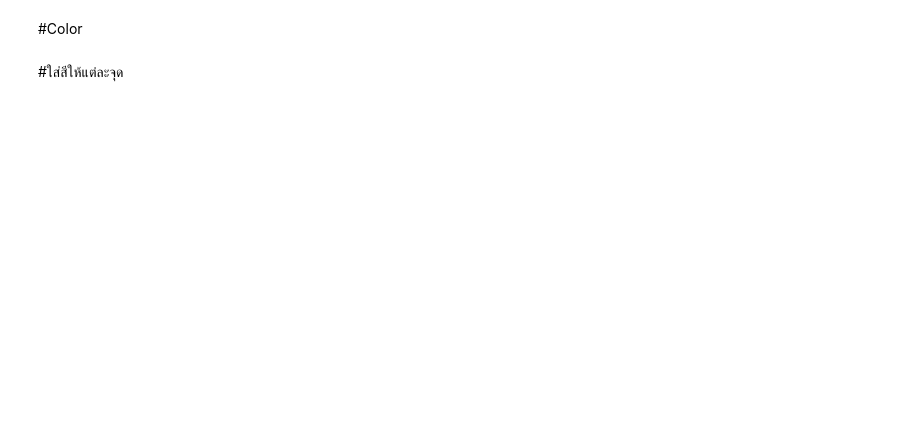
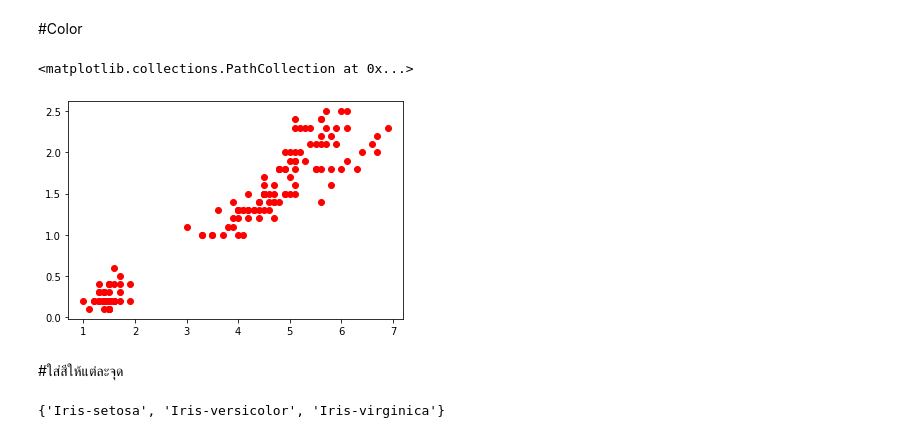
Before and after one commit to waraporn19/KKU_data_mining, a Jupyter notebook: Visualize_Data_Distribution.ipynb, the cells around one changed output. Saved outputs shown, nothing was run; the diff lists cells and outputs as text; code cells hidden in the pictures; blank space fills up the shorter version.

```diff
--- a/Visualize_Data_Distribution.ipynb
+++ b/Visualize_Data_Distribution.ipynb
@@ -8,6 +23,14 @@ from matplotlib import pyplot as plt
 # %% [markdown]
 #Color
+# %%
+
+plt.scatter(df['PetalLength'],df['PetalWidth'], c='r' )
+# %% [output]
+<matplotlib.collections.PathCollection at 0x...>
+[figure, added]
 # %% [markdown]
 #ใส่สีให้แต่ละจุด
 # %%
-# แต่ถ้า Class  เป็นตัวอักษร ต้องมาเปลี่ยน Type ให้เป็นตัวเลขก่อน
+set(df['Name'])  #ดูว่ามีค่าอะไรบ้าง ใน 'Name'# แต่ถ้า Class  เป็นตัวอักษร ต้องมาเปลี่ยน Type ให้เป็นตัวเลขก่อน
+# %% [output]
+{'Iris-setosa', 'Iris-versicolor', 'Iris-virginica'}
```
Also changed, not shown: parts of 5 cells of this notebook.
